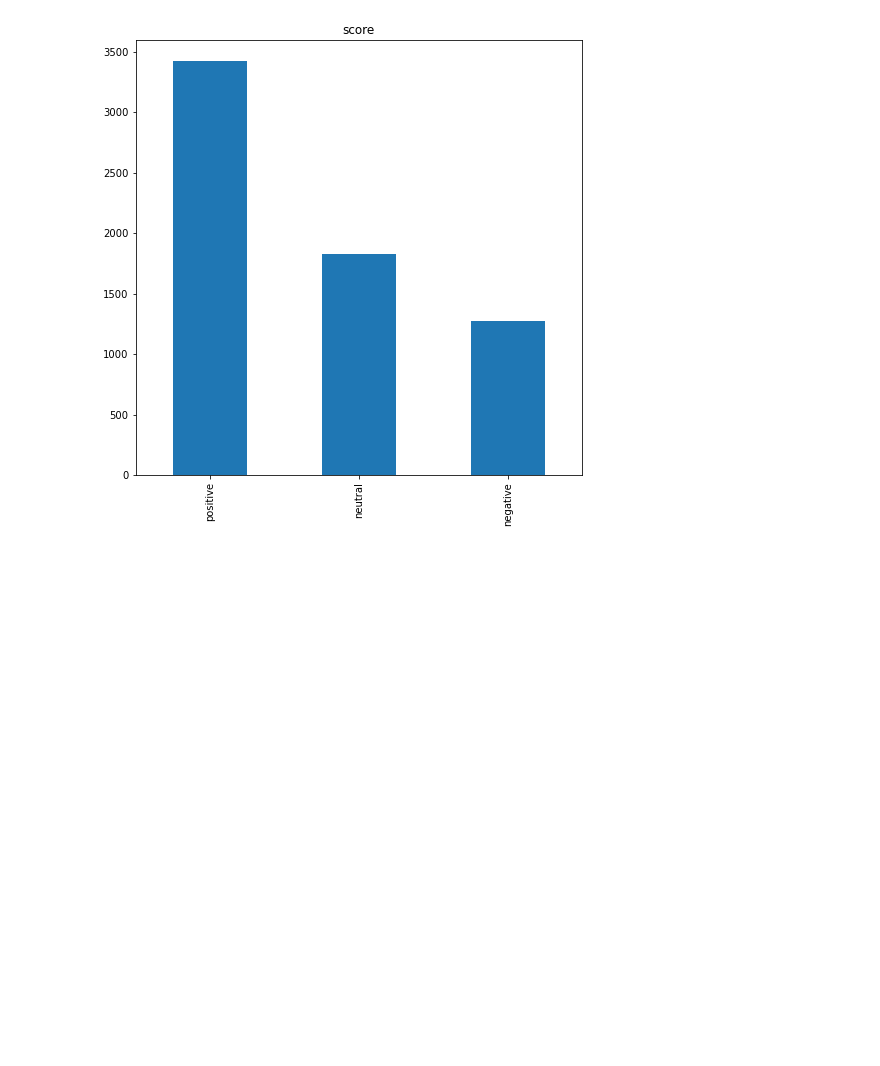
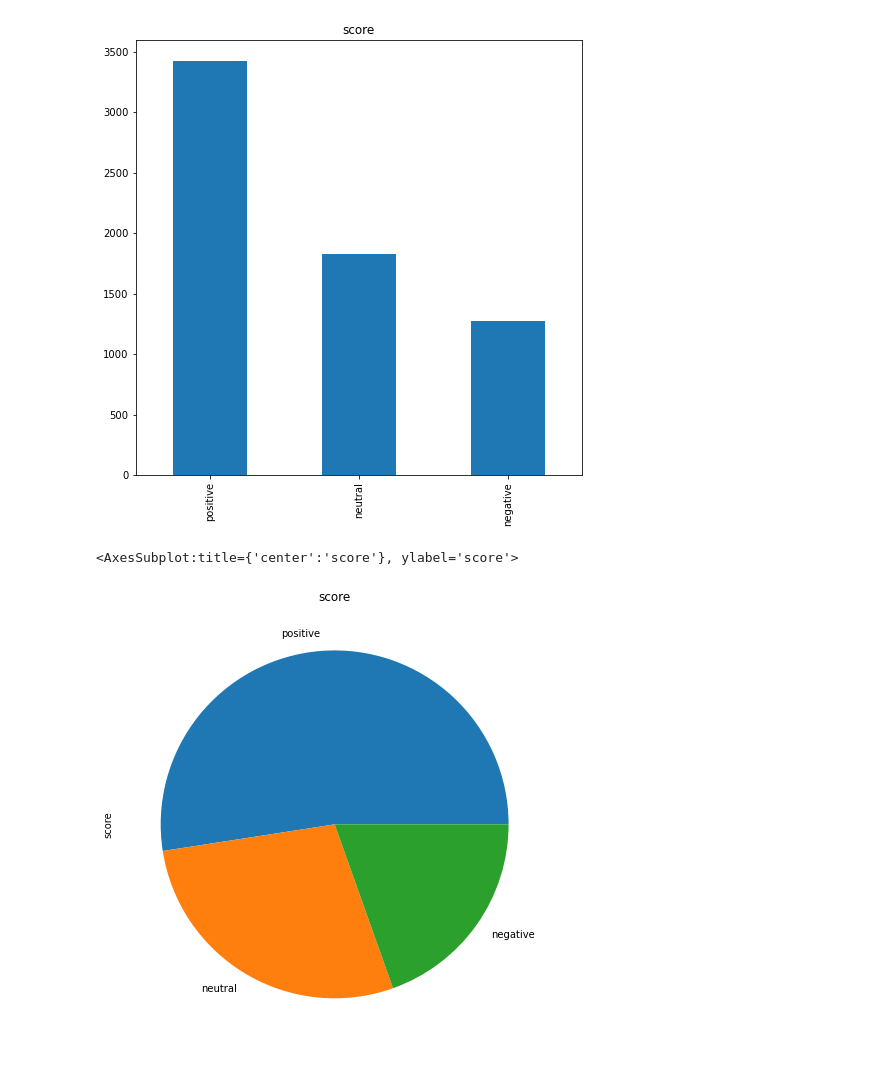
Before and after one commit to bezawitalemyimer/Twitter-Data-Analysis, a Jupyter notebook: Challenge_ Day2.ipynb, the cells around one changed output. Saved outputs shown, nothing was run; the diff lists cells and outputs as text; code cells hidden in the pictures; blank space fills up the shorter version.

Commit message:
adding pie chart

```diff
--- a/Challenge_ Day2.ipynb
+++ b/Challenge_ Day2.ipynb
@@ -238,3 +238,9 @@ score_count.plot(kind="bar", y="score", title="score", figsize=[8, 8])
 # %% [output]
 <AxesSubplot:title={'center':'score'}>
 [figure]
+# %%
+score_count = cleanTweet['score'].value_counts()
+score_count.plot(kind="pie", y="score", title="score", figsize=[8, 8])
+# %% [output]
+<AxesSubplot:title={'center':'score'}, ylabel='score'>
+[figure, added]
```
